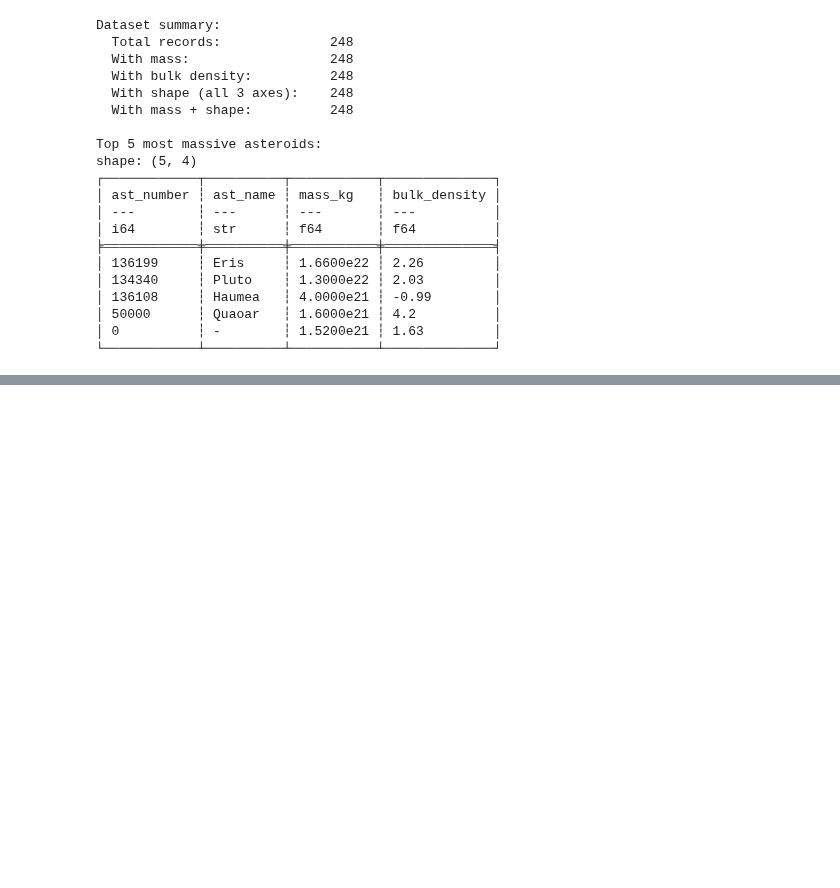
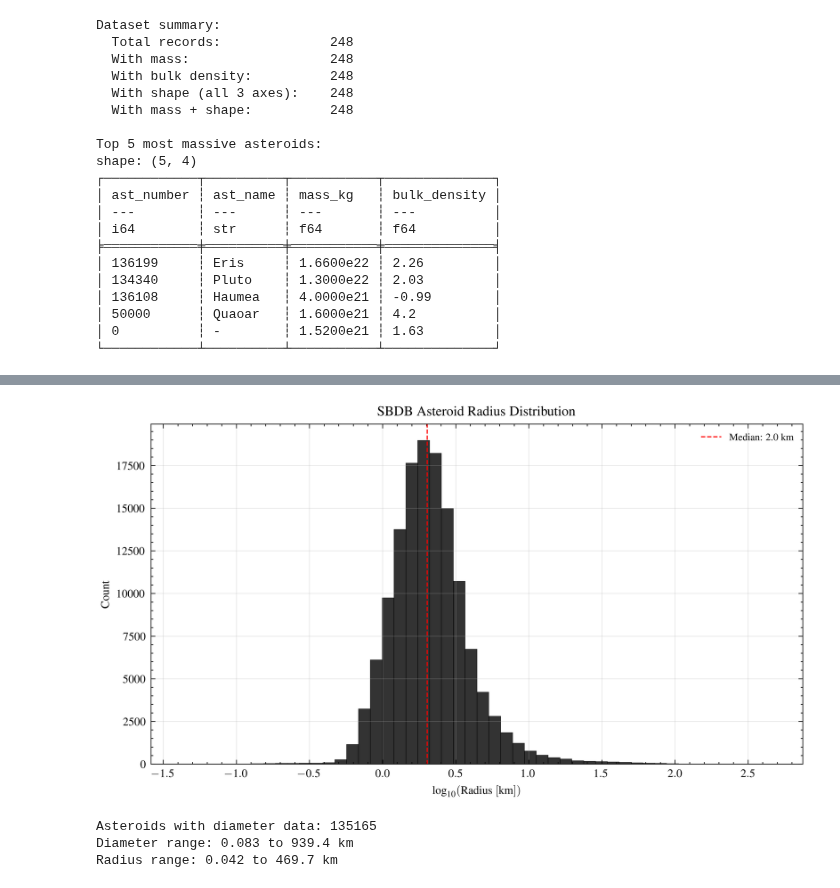
Before and after one commit to duncaneddy/astrojax, a Jupyter notebook: notebooks/asteroid_mass_distributions.ipynb, the cells around one changed output, grey strips where cells are left out. Cells and saved outputs as stored; diff of their text form; code cells hidden in the pictures; blank space fills up the shorter version.

Commit message:
Add SBDB dataset. Improve damit loading

```diff
--- a/notebooks/asteroid_mass_distributions.ipynb
+++ b/notebooks/asteroid_mass_distributions.ipynb
@@ -283,0 +310,19 @@ shape: (5, 4)
+# %%
+sbdb = load_sbdb_asteroids()
+
+print(f"Total SBDB records: {sbdb.shape[0]}")
+print("\nNon-null counts for physical property columns:")
+for col in ["full_name", "number", "name", "diameter", "GM"]:
+    n_valid = sbdb[col].drop_nulls().len()
+    print(f"  {col:<15} {n_valid:>7}")
+
+# Gravitational constant in km^3 / (kg * s^2)
+G_KM3 = 6.67430e-20
+
+# Derive mass from GM where available
+sbdb_gm = sbdb.filter(pl.col("GM").is_not_null())
+gm_vals = sbdb_gm["GM"].to_numpy()  # km^3/s^2
+mass_from_gm = gm_vals / G_KM3  # kg
+
+print(f"\nAsteroids with GM:       {len(gm_vals)}")
+print(f"Asteroids with diameter: {sbdb.filter(pl.col('diameter').is_not_null()).shape[0]}")
@@ -283,0 +347,32 @@ shape: (5, 4)
+# %%
+sbdb_diam = sbdb.filter(pl.col("diameter").is_not_null())
+diameters = sbdb_diam["diameter"].to_numpy()
+radii_sbdb = diameters / 2.0
+log_radii_sbdb = np.log10(radii_sbdb)
+
+fig, ax = plt.subplots(figsize=(7, 4))
+ax.hist(log_radii_sbdb, bins=50, edgecolor="k", linewidth=0.3, alpha=0.8)
+median_log_r = np.median(log_radii_sbdb)
+ax.axvline(
+    median_log_r,
+    color="red",
+    linestyle="--",
+    linewidth=0.8,
+    label=f"Median: {10**median_log_r:.1f} km",
+)
+ax.set_xlabel(r"$\log_{10}(\mathrm{Radius\ [km]})$")
+ax.set_ylabel("Count")
+ax.set_title("SBDB Asteroid Radius Distribution")
+ax.legend(fontsize=7)
+ax.grid(True, alpha=0.3)
+fig.tight_layout()
+plt.show()
+
+print(f"Asteroids with diameter data: {len(diameters)}")
+print(f"Diameter range: {diameters.min():.3f} to {diameters.max():.1f} km")
+print(f"Radius range: {radii_sbdb.min():.3f} to {radii_sbdb.max():.1f} km")
+# %% [output]
+[figure, added]
+Asteroids with diameter data: 135165
+Diameter range: 0.083 to 939.4 km
+Radius range: 0.042 to 469.7 km
```
Also changed, not shown: parts of 17 cells of this notebook, 16 other files.
